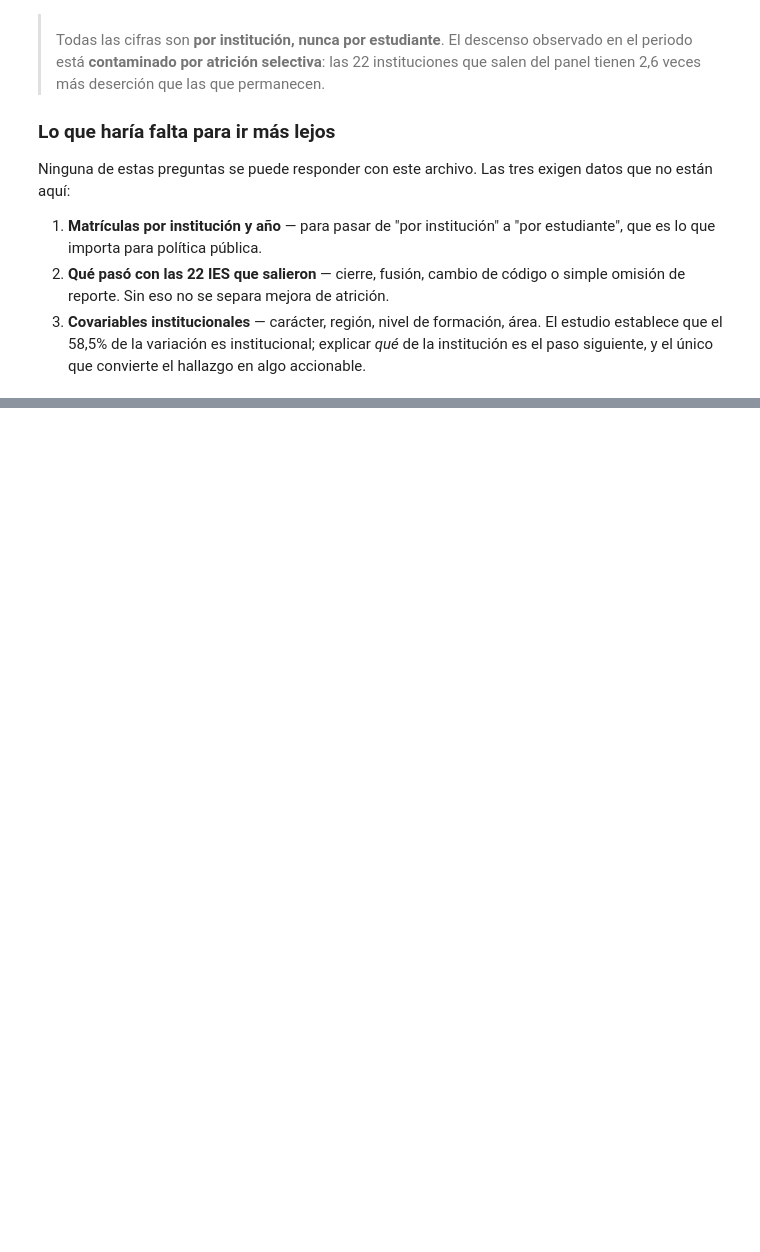
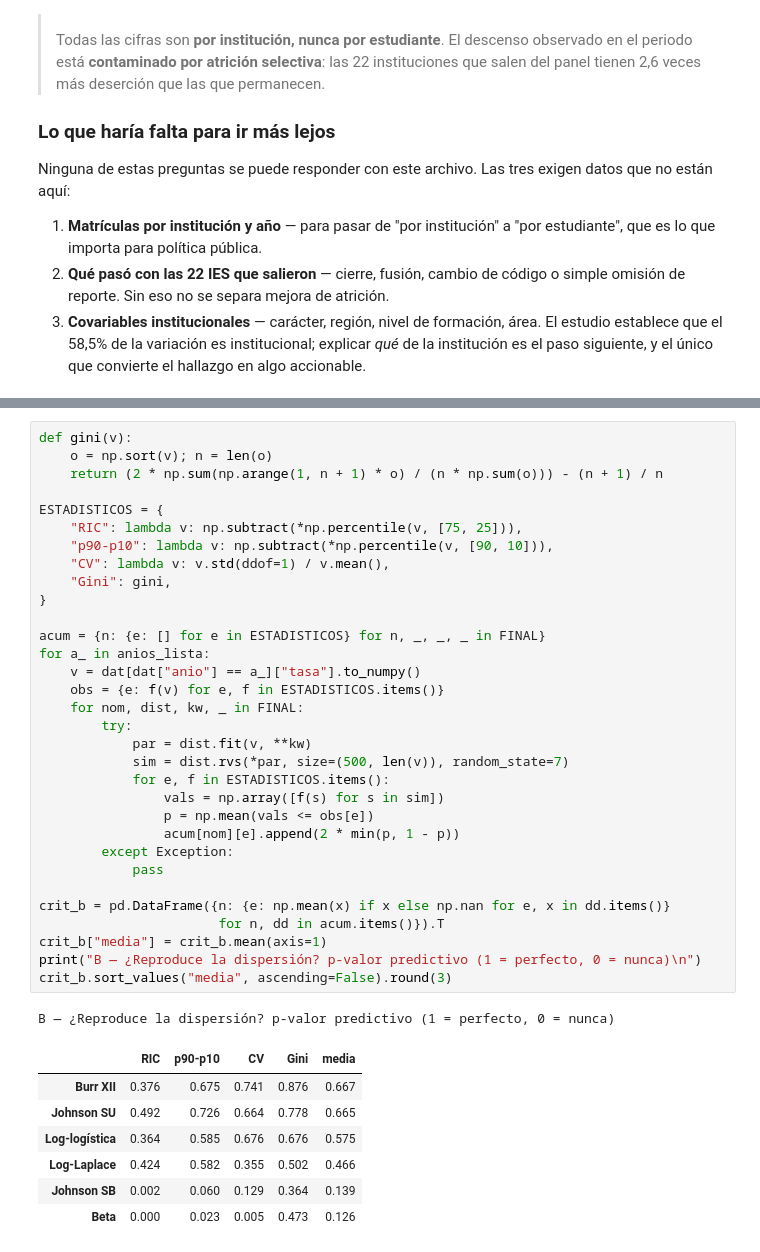
Before and after one commit to Nicolaserd/desercion-ies-colombia, a Jupyter notebook: DISPERSION_DESERCION.ipynb, the cells around one changed output, grey strips where cells are left out. Cells and saved outputs as stored; diff of their text form; blank space fills up the shorter version.

```diff
--- a/DISPERSION_DESERCION.ipynb
+++ b/DISPERSION_DESERCION.ipynb
@@ -2519,0 +2780,41 @@ datos que no están aquí:
+# %%
+def gini(v):
+    o = np.sort(v); n = len(o)
+    return (2 * np.sum(np.arange(1, n + 1) * o) / (n * np.sum(o))) - (n + 1) / n
+
+ESTADISTICOS = {
+    "RIC": lambda v: np.subtract(*np.percentile(v, [75, 25])),
+    "p90-p10": lambda v: np.subtract(*np.percentile(v, [90, 10])),
+    "CV": lambda v: v.std(ddof=1) / v.mean(),
+    "Gini": gini,
+}
+
+acum = {n: {e: [] for e in ESTADISTICOS} for n, _, _, _ in FINAL}
+for a_ in anios_lista:
+    v = dat[dat["anio"] == a_]["tasa"].to_numpy()
+    obs = {e: f(v) for e, f in ESTADISTICOS.items()}
+    for nom, dist, kw, _ in FINAL:
+        try:
+            par = dist.fit(v, **kw)
+            sim = dist.rvs(*par, size=(500, len(v)), random_state=7)
+            for e, f in ESTADISTICOS.items():
+                vals = np.array([f(s) for s in sim])
+                p = np.mean(vals <= obs[e])
+                acum[nom][e].append(2 * min(p, 1 - p))
+        except Exception:
+            pass
+
+crit_b = pd.DataFrame({n: {e: np.mean(x) if x else np.nan for e, x in dd.items()}
+                       for n, dd in acum.items()}).T
+crit_b["media"] = crit_b.mean(axis=1)
+print("B — ¿Reproduce la dispersión? p-valor predictivo (1 = perfecto, 0 = nunca)\n")
+crit_b.sort_values("media", ascending=False).round(3)
+# %% [output]
+B — ¿Reproduce la dispersión? p-valor predictivo (1 = perfecto, 0 = nunca)
+|  | RIC | p90-p10 | CV | Gini | media |
+| Burr XII | 0.376 | 0.675 | 0.741 | 0.876 | 0.667 |
+| Johnson SU | 0.492 | 0.726 | 0.664 | 0.778 | 0.665 |
+| Log-logística | 0.364 | 0.585 | 0.676 | 0.676 | 0.575 |
+| Log-Laplace | 0.424 | 0.582 | 0.355 | 0.502 | 0.466 |
+| Johnson SB | 0.002 | 0.060 | 0.129 | 0.364 | 0.139 |
+| Beta | 0.000 | 0.023 | 0.005 | 0.473 | 0.126 |
```
Also changed, not shown: parts of 15 cells of this notebook, 1 other file.
